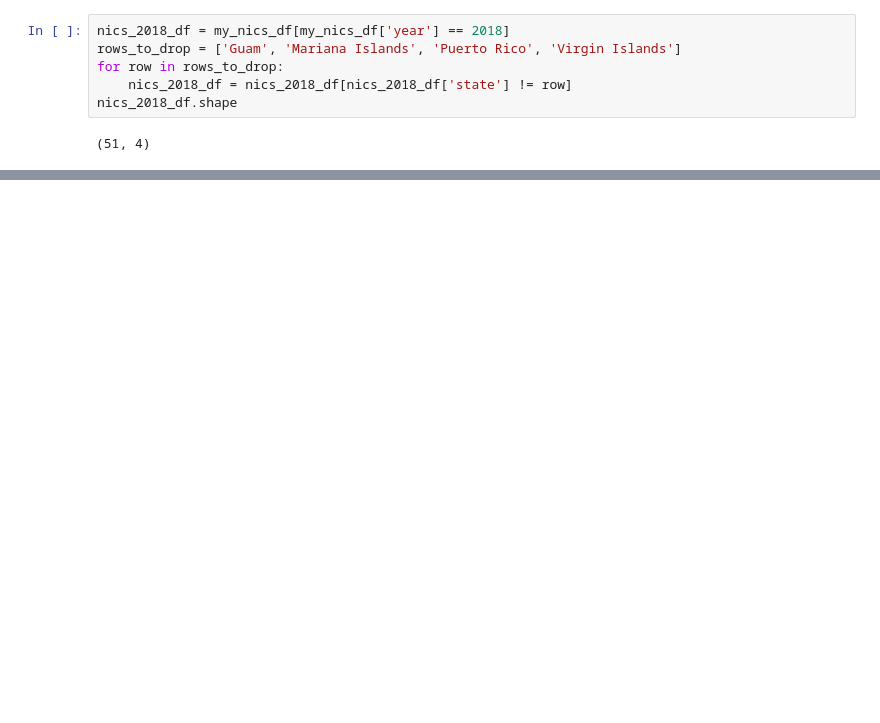
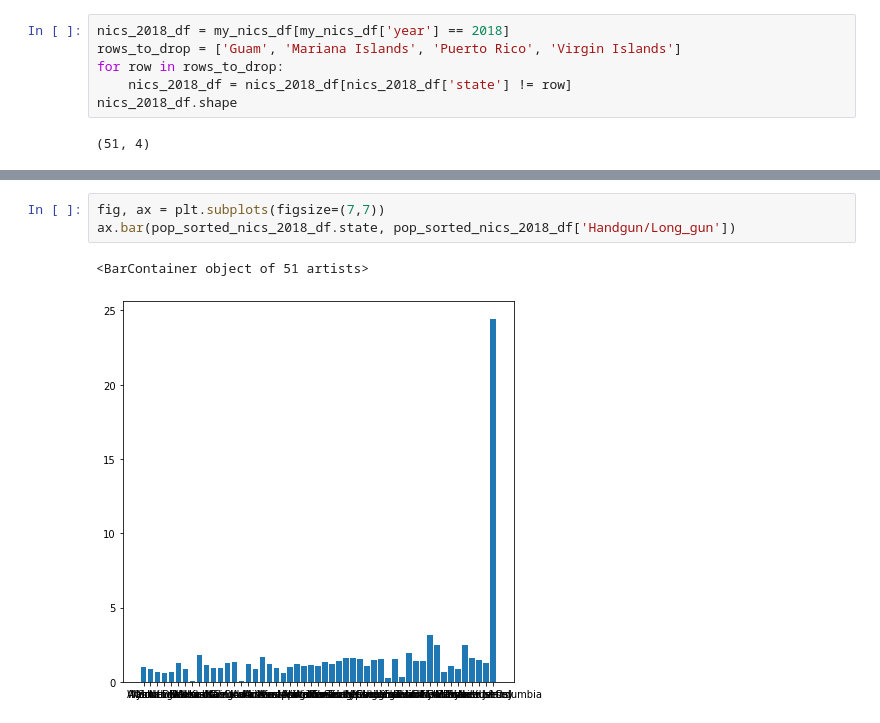
Before and after one commit to RellikDog/Capstone1, a Jupyter notebook: test.ipynb, the cells around one changed output, grey strips where cells are left out. Drawn from its saved outputs; the diff is of its cells as text; blank space fills up the shorter version.

```diff
--- a/test.ipynb
+++ b/test.ipynb
@@ -81,0 +140,6 @@ nics_2018_df.shape
+# %%
+fig, ax = plt.subplots(figsize=(7,7))
+ax.bar(pop_sorted_nics_2018_df.state, pop_sorted_nics_2018_df['Handgun/Long_gun'])
+# %% [output]
+<BarContainer object of 51 artists>
+[figure, added]
```
Also changed, not shown: parts of 5 cells of this notebook, 1 other file.
